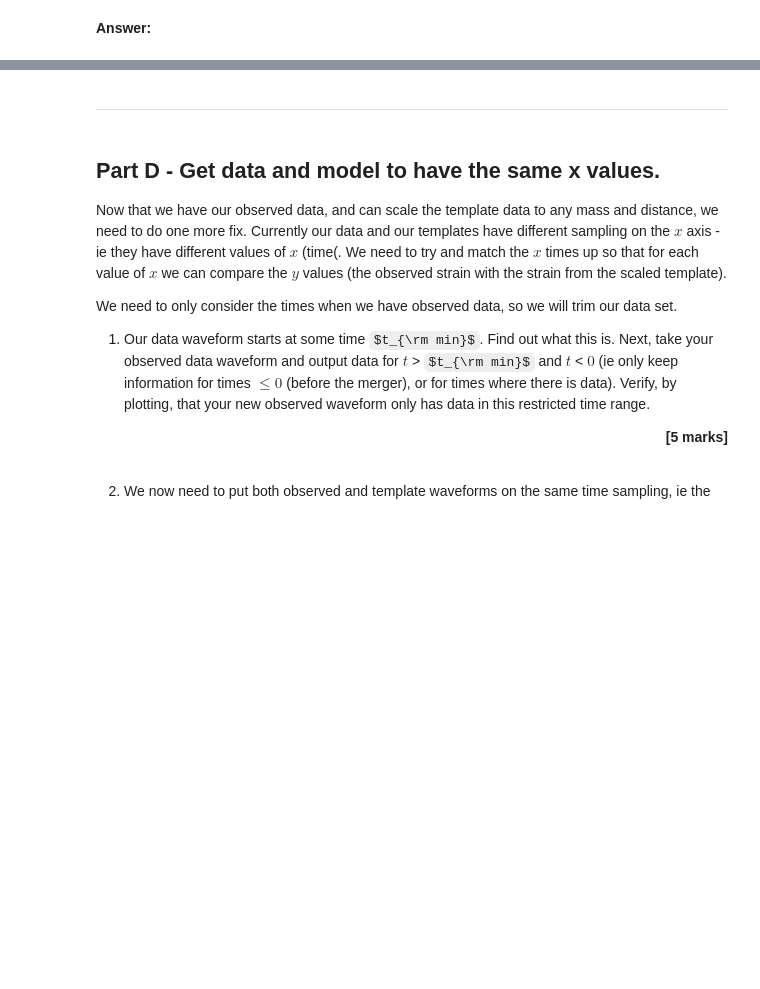
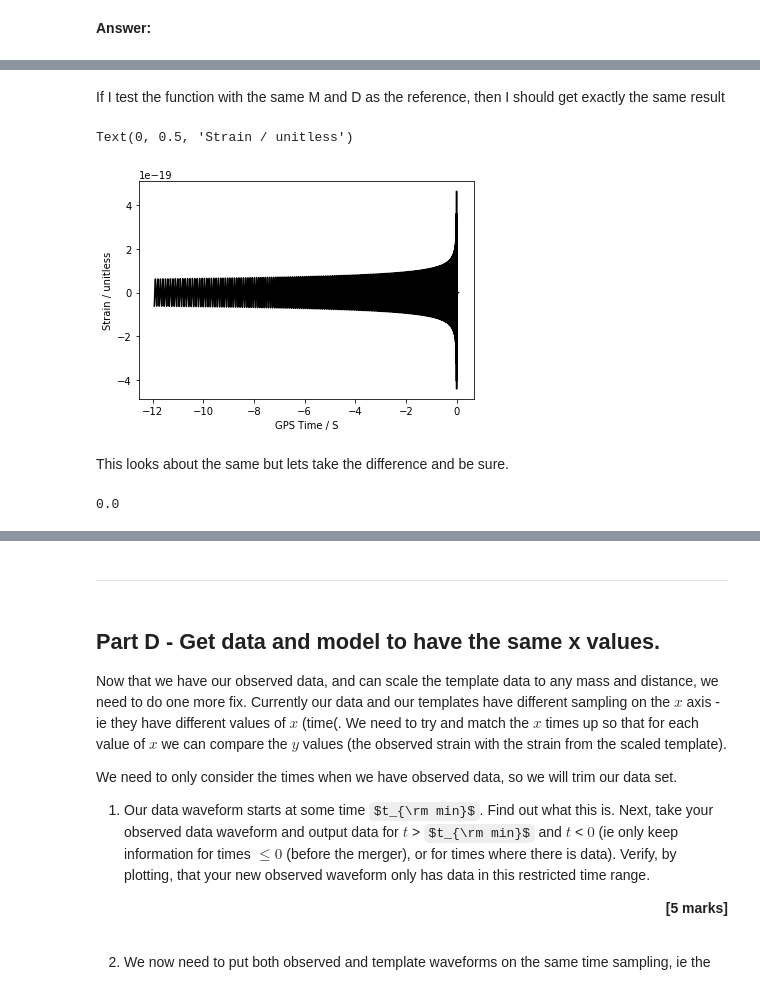
Before and after one commit to Clarke-Jools-36/DataAnalysis22, a Jupyter notebook: CA2_MiniProject.ipynb, the cells around one changed output, grey strips where cells are left out. Saved outputs shown, nothing was run; the diff lists cells and outputs as text; code cells hidden in the pictures; some formulas as TeX source; blank space fills up the shorter version.

```diff
--- a/CA2_MiniProject.ipynb
+++ b/CA2_MiniProject.ipynb
@@ -204,0 +275,20 @@ You will need to follow the steps below when answering this question:
+# %%
+def scale_ref(M,D): #M_sun, Mpc
+  M_prime, D_prime = 40, 1 #M_sun, Mpc
+  out = (M/M_prime)*(D_prime/D)*np.array(refIn["strain"])
+  return out
+# %% [markdown]
+If I test the function with the same M and D as the reference, then I should get exactly the same result
+# %%
+plt.plot(refIn["time (s)"],scale_ref(40,1),"k")
+plt.xlabel("GPS Time / S")
+plt.ylabel("Strain / unitless")
+# %% [output]
+Text(0, 0.5, 'Strain / unitless')
+[figure, added]
+# %% [markdown]
+This looks about the same but lets take the difference and be sure.
+# %%
+np.mean((refIn["strain"] - scale_ref(40,1))**2)
+# %% [output]
+0.0
```
Also changed, not shown: parts of 25 cells of this notebook.
